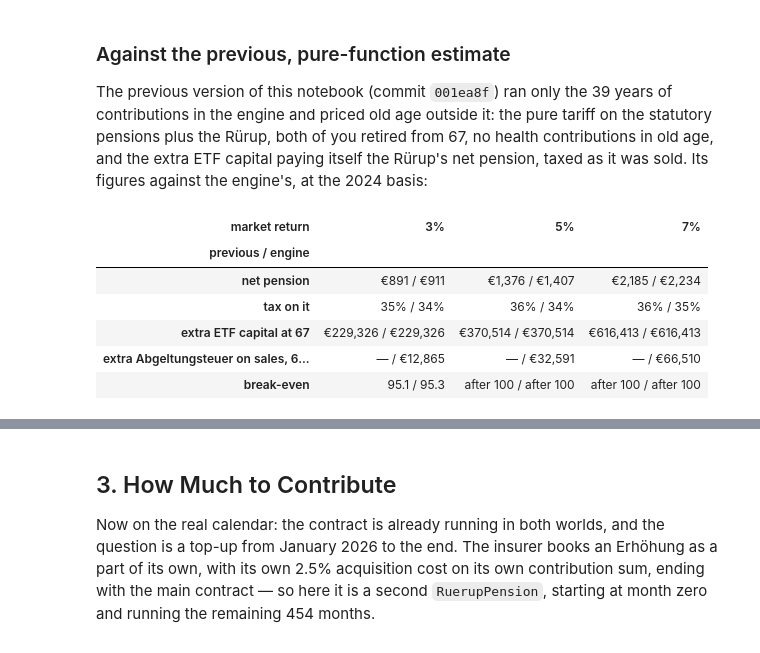
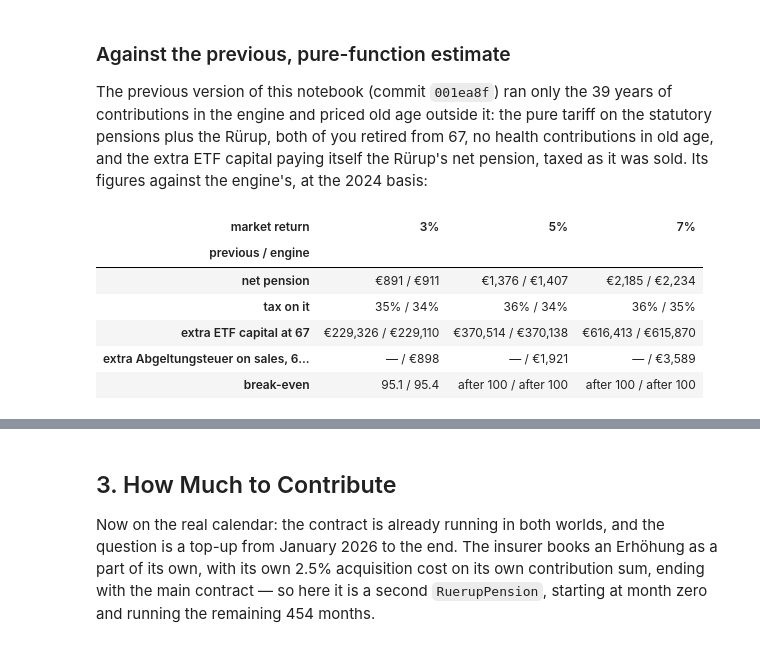
Before and after one commit to PKoshkin/finantial-tools, a Jupyter notebook: notebook/ruerup_vs_etf.ipynb, the cells around one changed output, grey strips where cells are left out. Drawn from its saved outputs; the diff is of its cells as text; code cells hidden in the pictures.

```diff
--- a/notebook/ruerup_vs_etf.ipynb
+++ b/notebook/ruerup_vs_etf.ipynb
@@ -330,10 +335,18 @@ def run(*components, years: int = YEARS, at_67: int = AT_67) -> pd.DataFrame:
     return model.run().set_index("year")
 
 
+def settlement(frame: pd.DataFrame) -> pd.Series:
+    # Due next July for each year: what was withheld and paid in advance, less the assessed tax.
+    return (
+        frame["household.yearly_withheld_tax"]
+        + frame["household.yearly_prepaid_tax"]
+        - frame["household.yearly_assessed_tax"]
+    )
+
+
 def wealth(frame: pd.DataFrame) -> pd.Series:
     # The ETF after the tax a sale would cost, plus the settlement due next July.
-    pending = frame["household.yearly_withheld_tax"] - frame["household.yearly_assessed_tax"]
-    return frame["etf_capital_after_tax"] + pending
+    return frame["etf_capital_after_tax"] + settlement(frame)
 
 
 def break_even(with_contract: pd.DataFrame, without: pd.DataFrame, at_67: int = AT_67):
@@ -447,35 +460,35 @@ engine's, at the 2024 basis:
 # %%
 PREVIOUS = {  # printed by the previous version, 2024 basis
     0.03: dict(net=891, tax=0.35, capital=229_326, break_even=95.1),
     0.05: dict(net=1_376, tax=0.36, capital=370_514, break_even=None),
     0.07: dict(net=2_185, tax=0.36, capital=616_413, break_even=None),
 }
 rows = []
 for market, previous in PREVIOUS.items():
     with_contract, without = worlds[market, "2024 basis"]
     pension, tax = pension_and_tax(with_contract, without, AT_67 + 1)
     # The previous gross measure: ETF capital, with the contract world's
     # refund still due added back as cash.
-    pending = without.loc[AT_67, "household.yearly_assessed_tax"] - with_contract.loc[AT_67, "household.yearly_assessed_tax"]
+    pending = settlement(with_contract)[AT_67] - settlement(without)[AT_67]
     capital = without.loc[AT_67, "etf_capital"] - with_contract.loc[AT_67, "etf_capital"] - pending
     sale_tax = (with_contract["etf.yearly_sale_tax"] - without["etf.yearly_sale_tax"]).loc[AT_67 + 1 :].sum()
     rows.append(
         {
             "market return": f"{market:.0%}",
             "net pension": f"€{previous['net']:,} / €{(pension - tax) / 12:,.0f}",
             "tax on it": f"{previous['tax']:.0%} / {tax / pension:.0%}",
             "extra ETF capital at 67": f"€{previous['capital']:,} / €{capital:,.0f}",
             "extra Abgeltungsteuer on sales, 67 to 100": f"— / €{sale_tax:,.0f}",
             "break-even": f"{age(previous['break_even'])} / {age(break_even(with_contract, without))}",
         }
     )
 pd.DataFrame(rows).set_index("market return").T.rename_axis("previous / engine")
 # %% [output]
 | market return | 3% | 5% | 7% |
 | previous / engine |  |  |  |
 | net pension | €891 / €911 | €1,376 / €1,407 | €2,185 / €2,234 |
 | tax on it | 35% / 34% | 36% / 34% | 36% / 35% |
-| extra ETF capital at 67 | €229,326 / €229,326 | €370,514 / €370,514 | €616,413 / €616,413 |
-| extra Abgeltungsteuer on sales, 6... | — / €12,865 | — / €32,591 | — / €66,510 |
-| break-even | 95.1 / 95.3 | after 100 / after 100 | after 100 / after 100 |
+| extra ETF capital at 67 | €229,326 / €229,110 | €370,514 / €370,138 | €616,413 / €615,870 |
+| extra Abgeltungsteuer on sales, 6... | — / €898 | — / €1,921 | — / €3,589 |
+| break-even | 95.1 / 95.4 | after 100 / after 100 | after 100 / after 100 |
 # %% [markdown]
```
Also changed, not shown: parts of 8 cells of this notebook, 11 other files.
